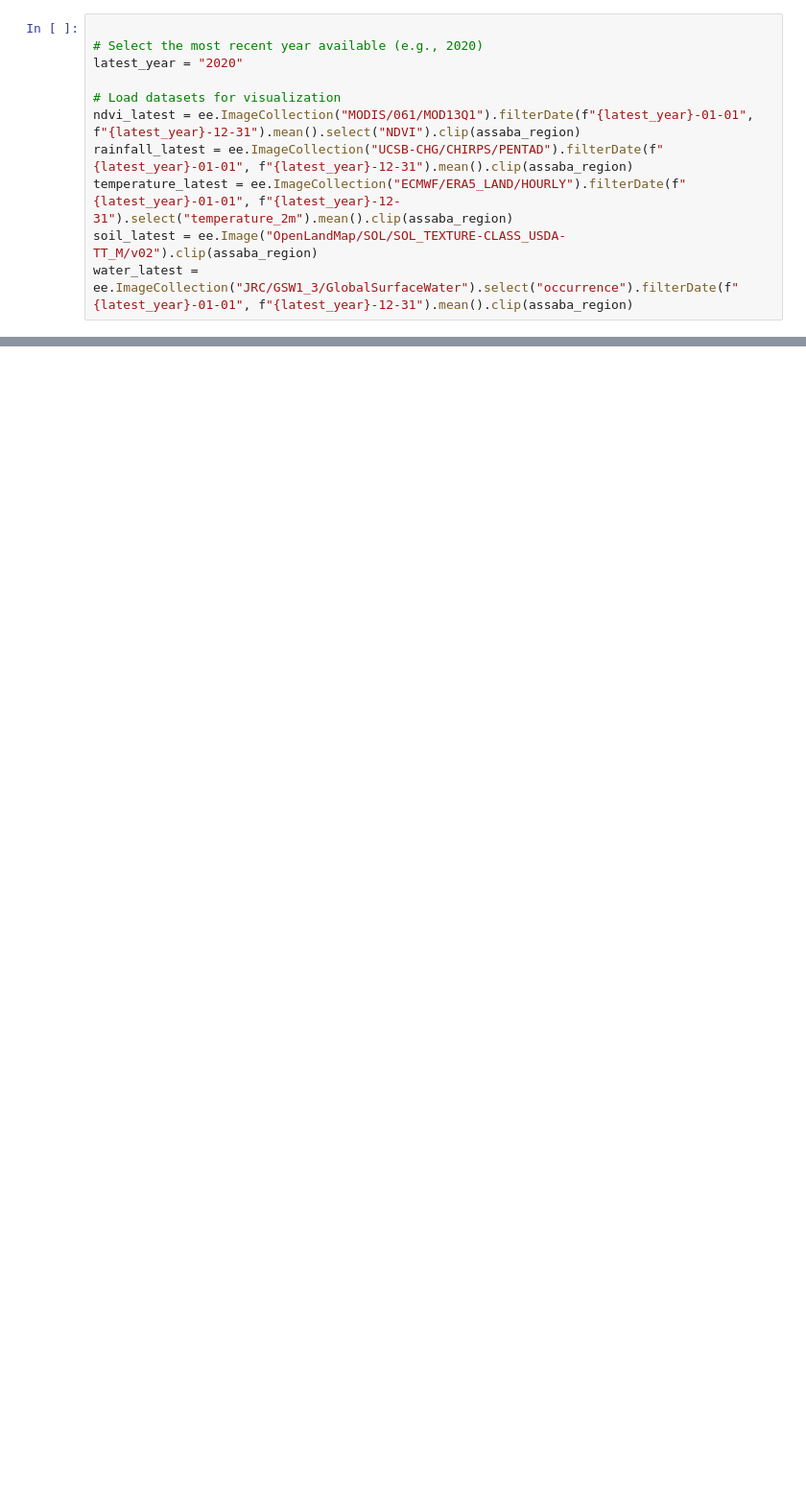
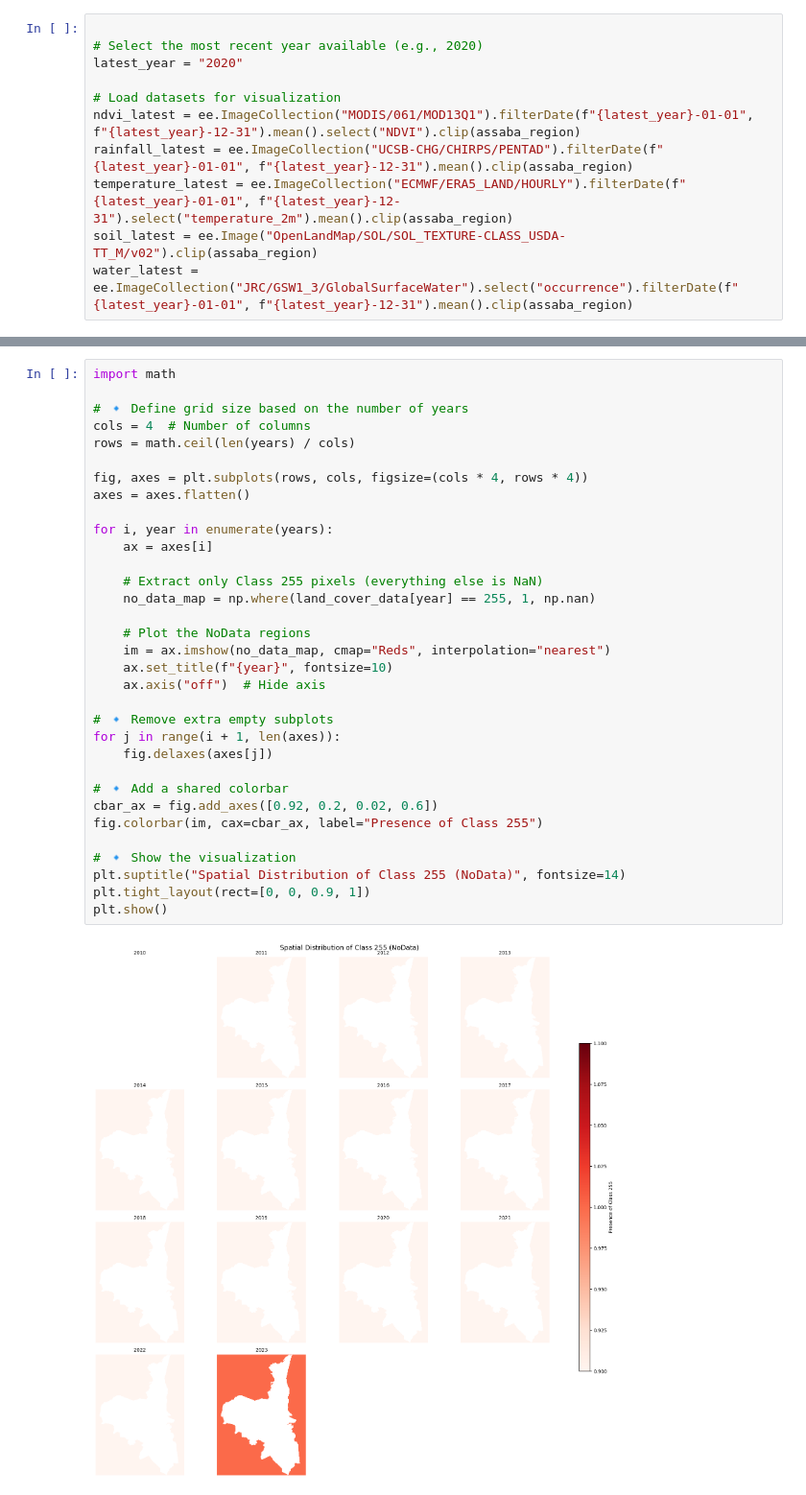
Before and after one commit to CipherCircle-StartHack-2025/code, a Jupyter notebook: analysis_road and waterline.ipynb, the cells around one changed output, grey strips where cells are left out. Shown at 96% size. Cells and saved outputs as stored; diff of their text form; blank space fills up the shorter version.

```diff
--- a/analysis_road and waterline.ipynb
+++ b/analysis_road and waterline.ipynb
@@ -403,0 +630,35 @@ m
+# %%
+import math
+
+# 🔹 Define grid size based on the number of years
+cols = 4  # Number of columns
+rows = math.ceil(len(years) / cols)
+
+fig, axes = plt.subplots(rows, cols, figsize=(cols * 4, rows * 4))
+axes = axes.flatten()
+
+for i, year in enumerate(years):
+    ax = axes[i]
+
+    # Extract only Class 255 pixels (everything else is NaN)
+    no_data_map = np.where(land_cover_data[year] == 255, 1, np.nan)
+
+    # Plot the NoData regions
+    im = ax.imshow(no_data_map, cmap="Reds", interpolation="nearest")
+    ax.set_title(f"{year}", fontsize=10)
+    ax.axis("off")  # Hide axis
+
+# 🔹 Remove extra empty subplots
+for j in range(i + 1, len(axes)):
+    fig.delaxes(axes[j])
+
+# 🔹 Add a shared colorbar
+cbar_ax = fig.add_axes([0.92, 0.2, 0.02, 0.6])
+fig.colorbar(im, cax=cbar_ax, label="Presence of Class 255")
+
+# 🔹 Show the visualization
+plt.suptitle("Spatial Distribution of Class 255 (NoData)", fontsize=14)
+plt.tight_layout(rect=[0, 0, 0.9, 1])
+plt.show()
+# %% [output]
+[figure, added]
```
Also changed, not shown: parts of 9 cells of this notebook, 1 other file.
